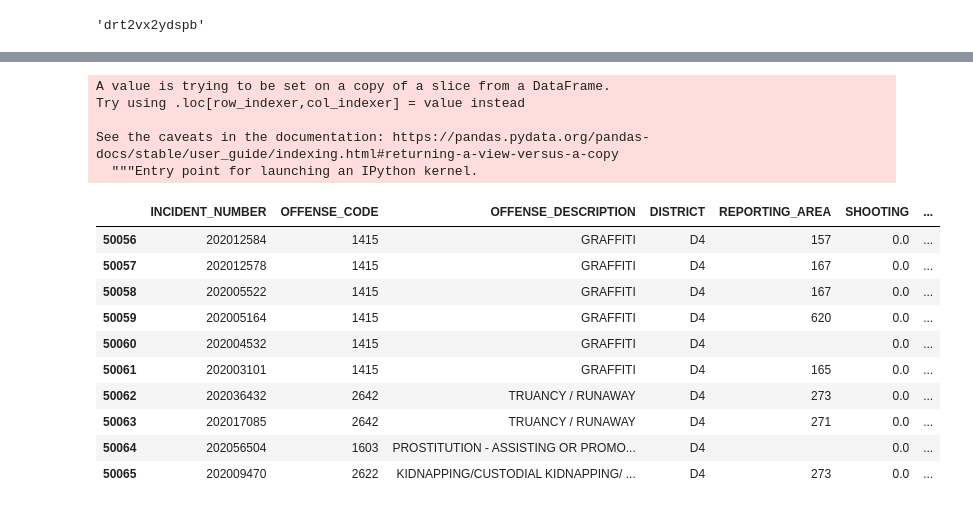
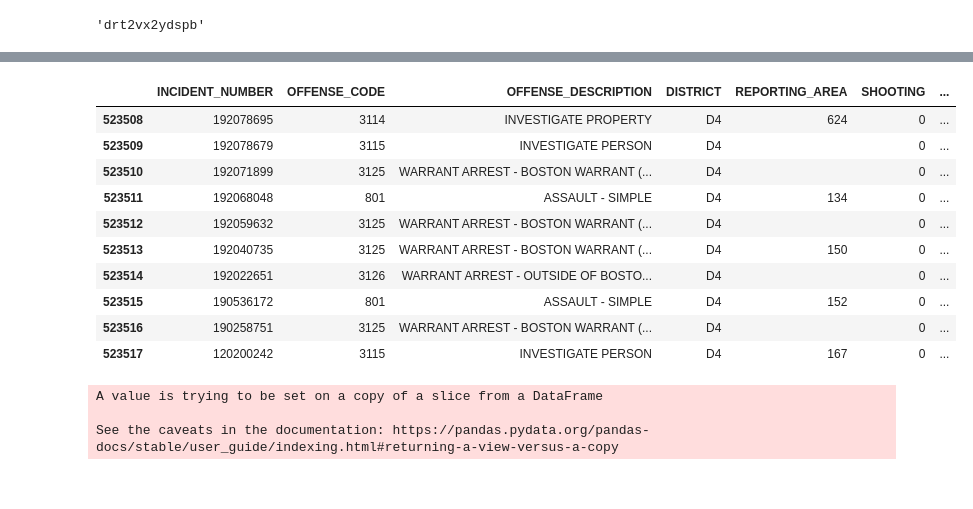
Before and after one commit to YolandaMDavis/cs109a-fall2020, a Jupyter notebook: HousingValuesGeo.ipynb, the cells around one changed output, grey strips where cells are left out. Cells and saved outputs as stored; diff of their text form; code cells hidden in the pictures.

```diff
--- a/HousingValuesGeo.ipynb
+++ b/HousingValuesGeo.ipynb
@@ -128,17 +125,17 @@ boston_crime_2020_reduced.shape
 # define function to apply across the GEOHASH of
 from collections import defaultdict
 
-# setting up home value dict (to 118 meter precision) with geohash
+# setting up home value dict (to 600 meter precision) with geohash. 100 meters was giving too many 0 values (almost 1% of rows)
 home_value_dict = defaultdict(list)
 for idx, row in assessment_SAM_reduced.iterrows():
-    home_value_dict[row['GEOHASH'][:7]].append(row['AV_TOTAL'])
+    home_value_dict[row['GEOHASH'][:6]].append(row['AV_TOTAL'])
 # %%
 # function for getting values from the dictionary from geohash
 from statistics import mean
 
 def get_prop_values(geohash, home_values):
   try:
-    mean_property_value = mean(home_values[geohash[:7]])
+    mean_property_value = mean(home_values[geohash[:6]])
   except:
     mean_property_value = 0
 
@@ -146,26 +143,27 @@ def get_prop_values(geohash, home_values):
 # %%
 # prop_values_test = get_prop_values(origin, home_value_dict)
 # this should create list of the property values near
-LOCAL_PROP_VALUES = [get_prop_values(row["GEOHASH"], home_value_dict) for idx, row in boston_crime_2020_reduced.iterrows()]
+LOCAL_PROP_VALUES = [get_prop_values(row["GEOHASH"], home_value_dict) for idx, row in boston_crime.iterrows()]
 # %%
-boston_crime_2020_reduced['LOCAL_PROP_VALUES'] = LOCAL_PROP_VALUES
+boston_crime['LOCAL_PROP_VALUES'] = LOCAL_PROP_VALUES
-# %% [output]
-A value is trying to be set on a copy of a slice from a DataFrame.
-Try using .loc[row_indexer,col_indexer] = value instead
-
-See the caveats in the documentation: https://pandas.pydata.org/pandas-docs/stable/user_guide/indexing.html#returning-a-view-versus-a-copy
-  """Entry point for launching an IPython kernel.
 # %%
-boston_crime_2020_reduced.tail(10)
+boston_crime.tail(10)
 # %% [output]
 |  | INCIDENT_NUMBER | OFFENSE_CODE | OFFENSE_DESCRIPTION | DISTRICT | REPORTING_AREA | SHOOTING | ... |
-| 50056 | 202012584 | 1415 | GRAFFITI | D4 | 157 | 0.0 | ... |
-| 50057 | 202012578 | 1415 | GRAFFITI | D4 | 167 | 0.0 | ... |
-| 50058 | 202005522 | 1415 | GRAFFITI | D4 | 167 | 0.0 | ... |
-| 50059 | 202005164 | 1415 | GRAFFITI | D4 | 620 | 0.0 | ... |
-| 50060 | 202004532 | 1415 | GRAFFITI | D4 |  | 0.0 | ... |
-| 50061 | 202003101 | 1415 | GRAFFITI | D4 | 165 | 0.0 | ... |
-| 50062 | 202036432 | 2642 | TRUANCY / RUNAWAY | D4 | 273 | 0.0 | ... |
-| 50063 | 202017085 | 2642 | TRUANCY / RUNAWAY | D4 | 271 | 0.0 | ... |
-| 50064 | 202056504 | 1603 | PROSTITUTION - ASSISTING OR PROMO... | D4 |  | 0.0 | ... |
-| 50065 | 202009470 | 2622 | KIDNAPPING/CUSTODIAL KIDNAPPING/ ... | D4 | 273 | 0.0 | ... |
+| 523508 | 192078695 | 3114 | INVESTIGATE PROPERTY | D4 | 624 | 0 | ... |
+| 523509 | 192078679 | 3115 | INVESTIGATE PERSON | D4 |  | 0 | ... |
+| 523510 | 192071899 | 3125 | WARRANT ARREST - BOSTON WARRANT (... | D4 |  | 0 | ... |
+| 523511 | 192068048 | 801 | ASSAULT - SIMPLE | D4 | 134 | 0 | ... |
+| 523512 | 192059632 | 3125 | WARRANT ARREST - BOSTON WARRANT (... | D4 |  | 0 | ... |
+| 523513 | 192040735 | 3125 | WARRANT ARREST - BOSTON WARRANT (... | D4 | 150 | 0 | ... |
+| 523514 | 192022651 | 3126 | WARRANT ARREST - OUTSIDE OF BOSTO... | D4 |  | 0 | ... |
+| 523515 | 190536172 | 801 | ASSAULT - SIMPLE | D4 | 152 | 0 | ... |
+| 523516 | 190258751 | 3125 | WARRANT ARREST - BOSTON WARRANT (... | D4 |  | 0 | ... |
+| 523517 | 120200242 | 3115 | INVESTIGATE PERSON | D4 | 167 | 0 | ... |
+# %%
+boston_crime_reduced = boston_crime[boston_crime['Lat']!=0]
+boston_crime_reduced.dropna(subset=['Lat', 'Long'], inplace=True)
+# %% [output]
+A value is trying to be set on a copy of a slice from a DataFrame
+
+See the caveats in the documentation: https://pandas.pydata.org/pandas-docs/stable/user_guide/indexing.html#returning-a-view-versus-a-copy
```
Also changed, not shown: parts of 9 cells of this notebook.
